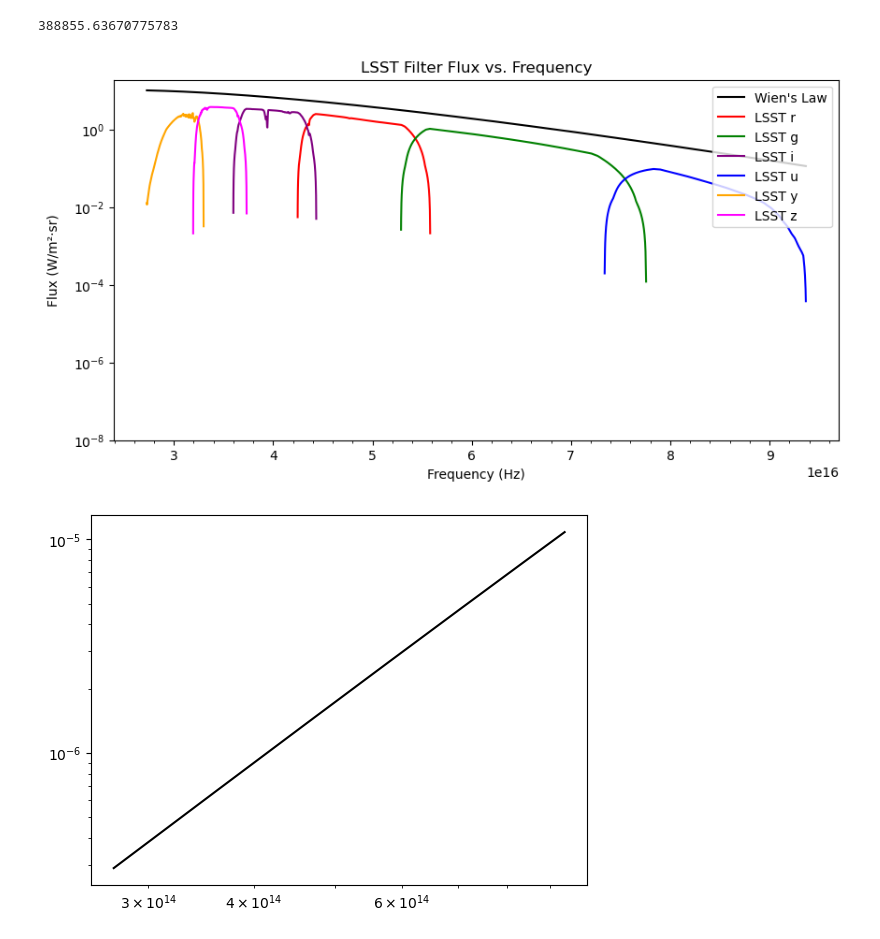
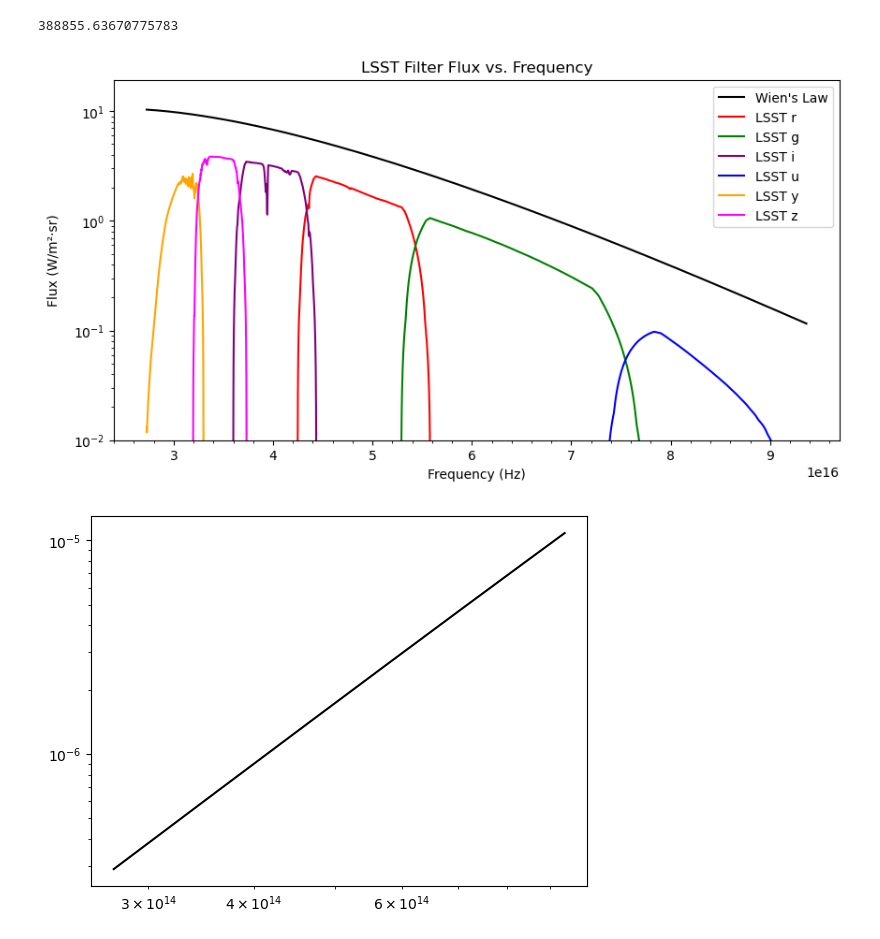
Before and after one commit to varunprit/Coding, a Jupyter notebook: mcfacts/LSST_eff.ipynb, the cells around one changed output. Saved outputs shown, nothing was run; the diff lists cells and outputs as text; code cells hidden in the pictures.

Commit message:
fixed graph and added limit to VF

```diff
--- a/mcfacts/LSST_eff.ipynb
+++ b/mcfacts/LSST_eff.ipynb
@@ -242,35 +242,36 @@ print(t)
 plt.figure(figsize=(10, 5))
 
 if b_fs*gamma_fs <= 0.03:
     plt.plot(sorted_freq, planck_total, color='black', label="Planck's Law")
     plt.plot(r_freq, r_planck, color='red', label='LSST r')
     plt.plot(g_freq, g_planck, color='green', label='LSST g')
     plt.plot(i_freq, i_planck, color='purple', label='LSST i')
     plt.plot(u_freq, u_planck, color='blue', label='LSST u')
     plt.plot(y_freq, y_planck, color='orange', label='LSST y')
     plt.plot(z_freq, z_planck, color='magenta', label='LSST z')
+    plt.yscale('log')  # Set y-axis to logarithmic scale
 else:
     plt.plot(sorted_freq, wien_total, color='black', label="Wien's Law")
     plt.plot(r_freq, r_wien, color='red', label='LSST r')
     plt.plot(g_freq, g_wien, color='green', label='LSST g')
     plt.plot(i_freq, i_wien, color='purple', label='LSST i')
     plt.plot(u_freq, u_wien, color='blue', label='LSST u')
     plt.plot(y_freq, y_wien, color='orange', label='LSST y')
     plt.plot(z_freq, z_wien, color='magenta', label='LSST z')
     plt.yscale('log')  # Set y-axis to logarithmic scale
 
 #labels
 plt.xlabel("Frequency (Hz)")
 plt.ylabel("Flux (W/m²·sr)", labelpad=10)
-plt.ylim(bottom=1e-8) # Makes y axis at 0
+plt.ylim(bottom=1e-2) # Makes y axis at 0
 plt.minorticks_on()  # Add ticks inside the axis
 plt.title("LSST Filter Flux vs. Frequency")
 plt.legend(loc='upper right')
 
 plt.show()
 # %% [output]
 388855.63670775783
-[figure, old version]
+[figure, new version]
 # %%
 
 plt.plot(sorted_freq, wien_total, color='black', label="Wien's Law")
```
Also changed, not shown: 1 other file.
